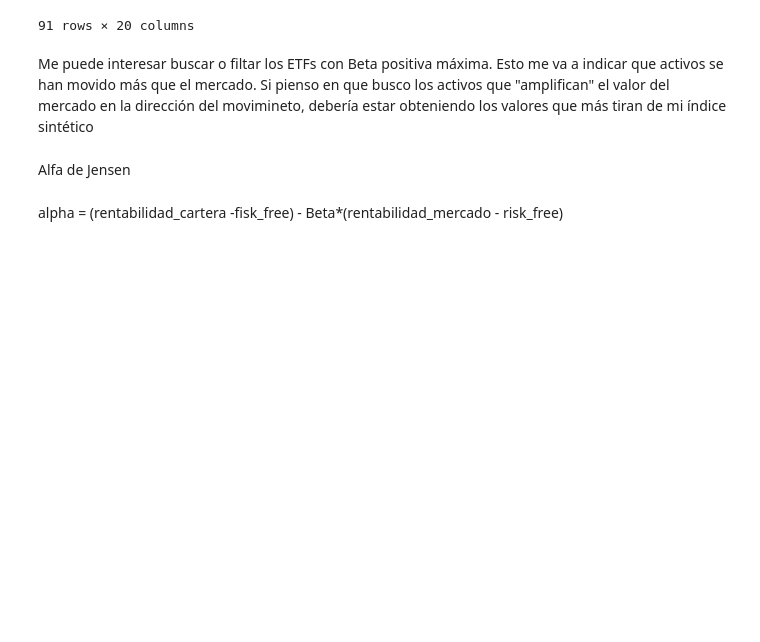
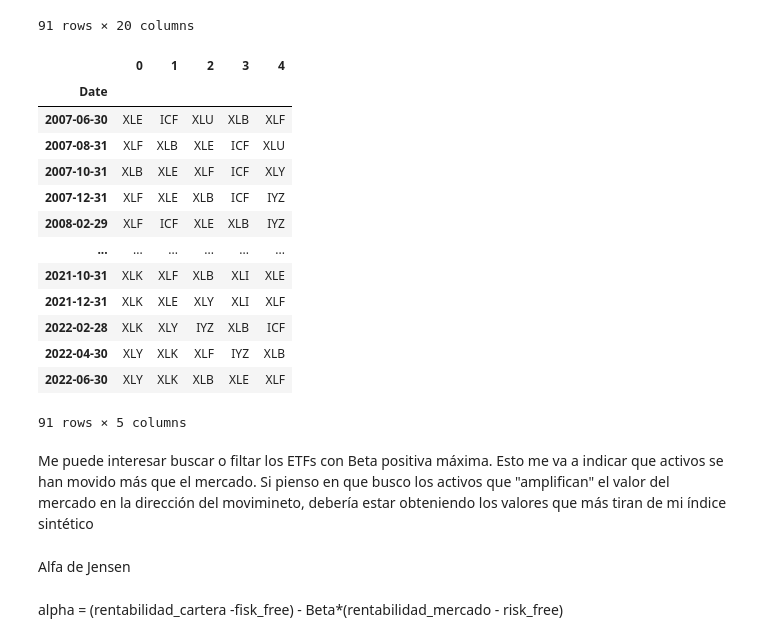
Before and after one commit to NicoGuillen/Backtest, a Jupyter notebook: Quant_Features.ipynb, the cells around one changed output. Saved outputs shown, nothing was run; the diff lists cells and outputs as text; code cells hidden in the pictures; blank space fills up the shorter version.

```diff
--- a/Quant_Features.ipynb
+++ b/Quant_Features.ipynb
@@ -565,0 +568,14 @@ Name: 2007-06-30 00:00:00, dtype: object
+# %%
+def seleccion_top_N(data, n_activos):
+    ranking = []
+    for fila in range(data.shape[0]):
+        ranking.append(data.iloc[fila, :].sort_values(ascending=False).index)
+        #print(ranking)
+        #print("Hola")
+        #ranking[fila] = ranking[fila].sort_values()
+
+    ranking_df = pd.DataFrame(ranking, index=data.index)
+    ranking_df = ranking_df.iloc[:, :5]
+    # ranking_df.sort_values(,ascending=True)
+
+    return ranking_df
@@ -618,7 +636,8 @@ beta
 | 2022-06-06 | 0.691115 | 0.480908 | 0.127583 | 0.002380 | 0.029575 | 0.131880 | 0.998095 | 0.081522 | 0.017231 | 1.286573 | 2.047337 | ... |
 3776 rows × 20 columns
 # %%
-beta.resample('2M').last()
+beta_resample = beta.resample('2M').last()
+beta_resample
 # %% [output]
 |  | XLU | HYG | GLD | SHV | IEF | TIP | XLP | TLT | IEI | XLB | XLY | ... |
 | Date |  |  |  |  |  |  |  |  |  |  |  | ... |
@@ -634,6 +653,24 @@ beta.resample('2M').last()
 | 2022-04-30 | 0.521760 | 0.584651 | -0.201756 | 0.001665 | 0.088832 | -0.019079 | 0.867919 | 0.337578 | 0.046042 | 1.239761 | 2.110579 | ... |
 | 2022-06-30 | 0.691115 | 0.480908 | 0.127583 | 0.002380 | 0.029575 | 0.131880 | 0.998095 | 0.081522 | 0.017231 | 1.286573 | 2.047337 | ... |
 91 rows × 20 columns
+# %%
+cartera_beta = seleccion_top_N(beta_resample, 5)
+cartera_beta
+# %% [output]
+|  | 0 | 1 | 2 | 3 | 4 |
+| Date |  |  |  |  |  |
+| 2007-06-30 | XLE | ICF | XLU | XLB | XLF |
+| 2007-08-31 | XLF | XLB | XLE | ICF | XLU |
+| 2007-10-31 | XLB | XLE | XLF | ICF | XLY |
+| 2007-12-31 | XLF | XLE | XLB | ICF | IYZ |
+| 2008-02-29 | XLF | ICF | XLE | XLB | IYZ |
+| ... | ... | ... | ... | ... | ... |
+| 2021-10-31 | XLK | XLF | XLB | XLI | XLE |
+| 2021-12-31 | XLK | XLE | XLY | XLI | XLF |
+| 2022-02-28 | XLK | XLY | IYZ | XLB | ICF |
+| 2022-04-30 | XLY | XLK | XLF | IYZ | XLB |
+| 2022-06-30 | XLY | XLK | XLB | XLE | XLF |
+91 rows × 5 columns
 # %% [markdown]
 Me puede interesar buscar o filtar los ETFs con Beta positiva máxima. Esto me va a indicar que activos se han movido más que el mercado. Si pienso en que busco los activos que "amplifican" el valor del mercado en la dirección del movimineto, debería estar obteniendo los valores que más tiran de mi índice sintético
 # %% [markdown]
```
Also changed, not shown: parts of 15 cells of this notebook, 1 other file.
